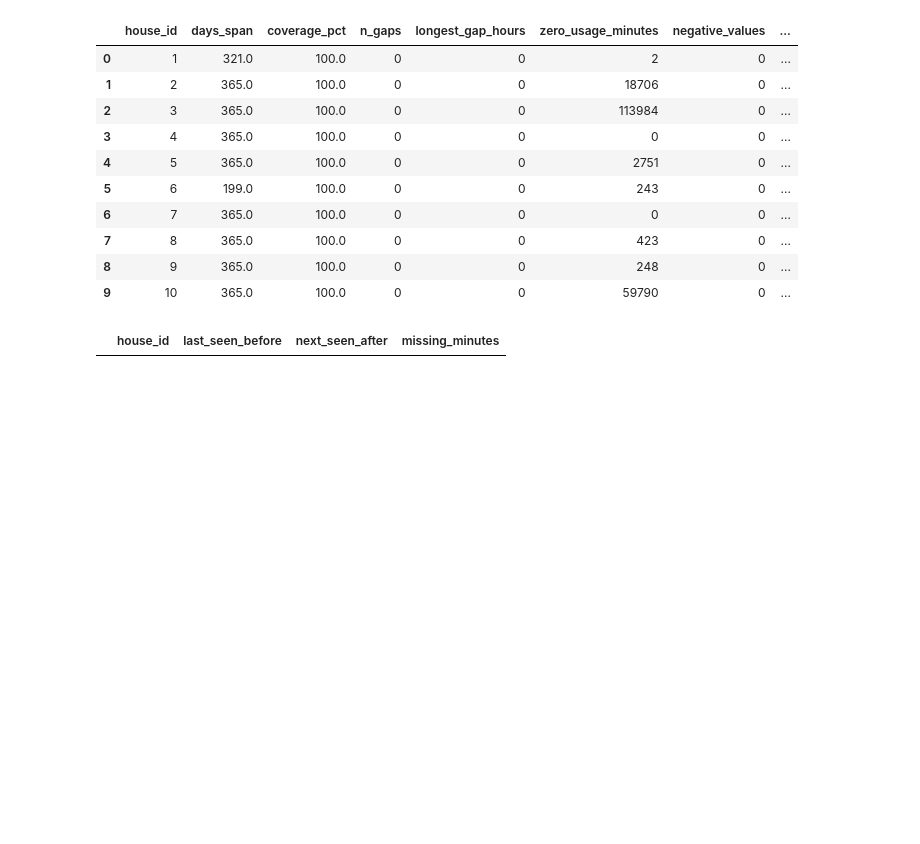
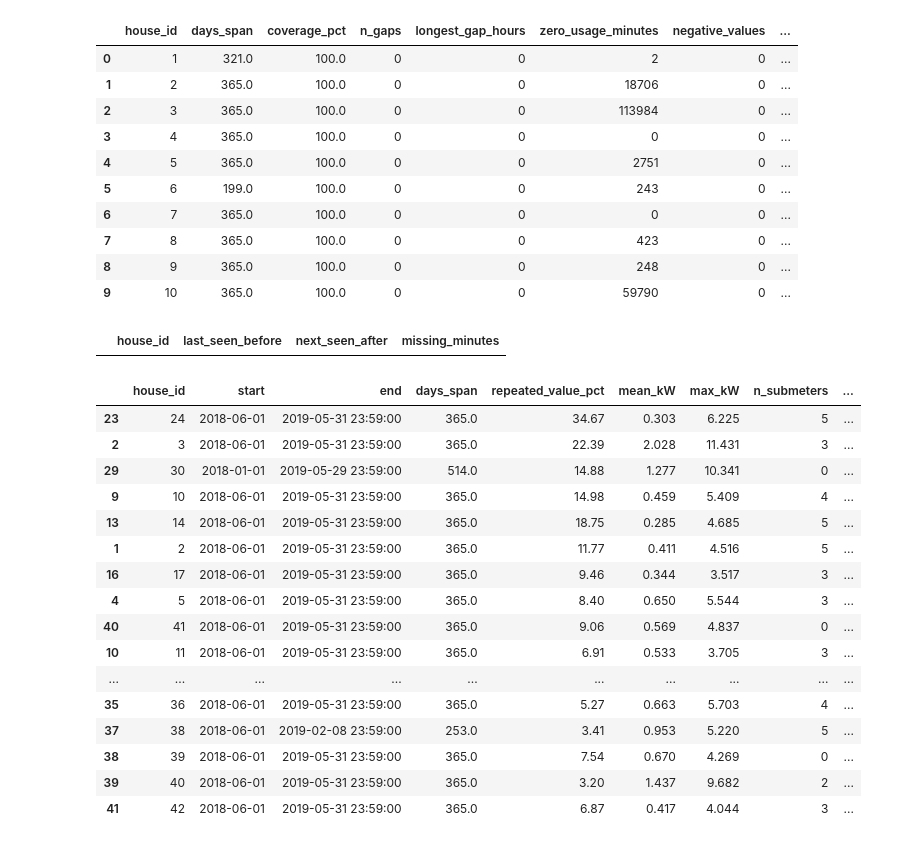
Before and after one commit to ZonashaMarium06/unitwise, a Jupyter notebook: notebooks/01_audit.ipynb, the cells around one changed output. Drawn from its saved outputs; the diff is of its cells as text; code cells hidden in the pictures; blank space fills up the shorter version.

Commit message:
Add outage and frozen-sensor audit

```diff
--- a/notebooks/01_audit.ipynb
+++ b/notebooks/01_audit.ipynb
@@ -187,3 +187,31 @@ summary[["house_id", "days_span", "coverage_pct", "n_gaps", "longest_gap_hours",
 gaps.sort_values("missing_minutes", ascending=False).head(10)
 # %% [output]
 |  | house_id | last_seen_before | next_seen_after | missing_minutes |
+# %%
+import pandas as pd
+
+audit = pd.read_csv("../reports/audit_summary.csv", parse_dates=["start", "end"])
+outage = pd.read_csv("../reports/outage_summary.csv")
+events = pd.read_csv("../reports/outage_events.csv", parse_dates=["start", "end"])
+
+quality = audit[["house_id", "start", "end", "days_span", "repeated_value_pct",
+                 "mean_kW", "max_kW"]].merge(outage, on="house_id")
+quality.sort_values("zero_pct", ascending=False)
+# %% [output]
+|  | house_id | start | end | days_span | repeated_value_pct | mean_kW | max_kW | n_submeters | ... |
+| 23 | 24 | 2018-06-01 | 2019-05-31 23:59:00 | 365.0 | 34.67 | 0.303 | 6.225 | 5 | ... |
+| 2 | 3 | 2018-06-01 | 2019-05-31 23:59:00 | 365.0 | 22.39 | 2.028 | 11.431 | 3 | ... |
+| 29 | 30 | 2018-01-01 | 2019-05-29 23:59:00 | 514.0 | 14.88 | 1.277 | 10.341 | 0 | ... |
+| 9 | 10 | 2018-06-01 | 2019-05-31 23:59:00 | 365.0 | 14.98 | 0.459 | 5.409 | 4 | ... |
+| 13 | 14 | 2018-06-01 | 2019-05-31 23:59:00 | 365.0 | 18.75 | 0.285 | 4.685 | 5 | ... |
+| 1 | 2 | 2018-06-01 | 2019-05-31 23:59:00 | 365.0 | 11.77 | 0.411 | 4.516 | 5 | ... |
+| 16 | 17 | 2018-06-01 | 2019-05-31 23:59:00 | 365.0 | 9.46 | 0.344 | 3.517 | 3 | ... |
+| 4 | 5 | 2018-06-01 | 2019-05-31 23:59:00 | 365.0 | 8.40 | 0.650 | 5.544 | 3 | ... |
+| 40 | 41 | 2018-06-01 | 2019-05-31 23:59:00 | 365.0 | 9.06 | 0.569 | 4.837 | 0 | ... |
+| 10 | 11 | 2018-06-01 | 2019-05-31 23:59:00 | 365.0 | 6.91 | 0.533 | 3.705 | 3 | ... |
+| ... | ... | ... | ... | ... | ... | ... | ... | ... | ... |
+| 35 | 36 | 2018-06-01 | 2019-05-31 23:59:00 | 365.0 | 5.27 | 0.663 | 5.703 | 4 | ... |
+| 37 | 38 | 2018-06-01 | 2019-02-08 23:59:00 | 253.0 | 3.41 | 0.953 | 5.220 | 5 | ... |
+| 38 | 39 | 2018-06-01 | 2019-05-31 23:59:00 | 365.0 | 7.54 | 0.670 | 4.269 | 0 | ... |
+| 39 | 40 | 2018-06-01 | 2019-05-31 23:59:00 | 365.0 | 3.20 | 1.437 | 9.682 | 2 | ... |
+| 41 | 42 | 2018-06-01 | 2019-05-31 23:59:00 | 365.0 | 6.87 | 0.417 | 4.044 | 3 | ... |
```
Also changed, not shown: parts of 4 cells of this notebook, 2 other files.
